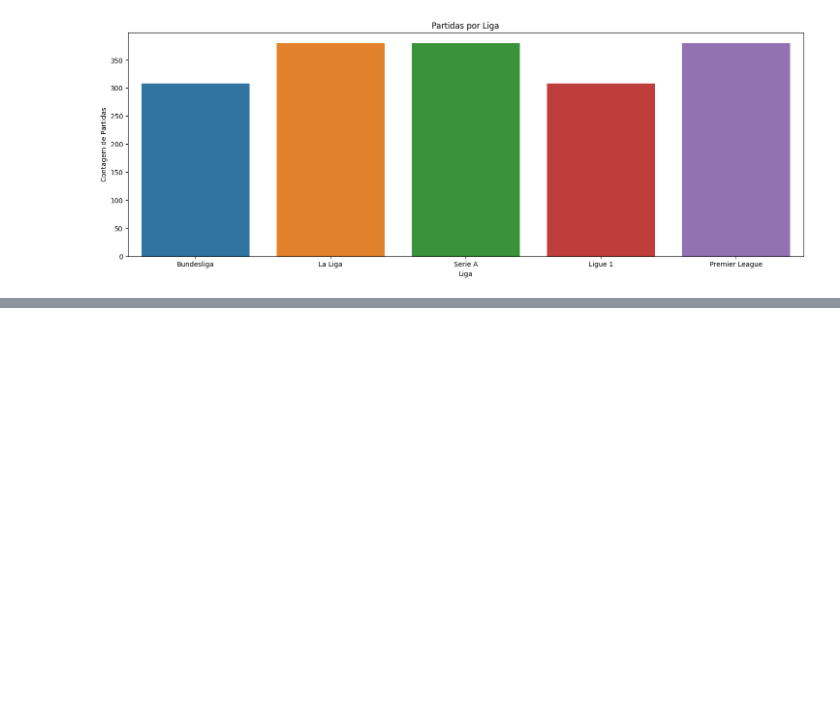
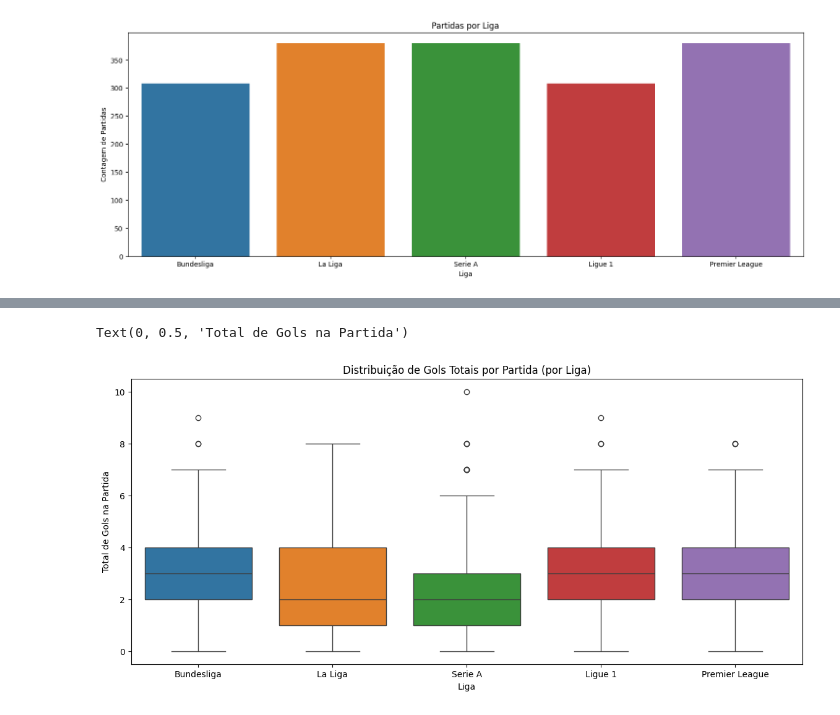
Before and after one commit to Lpins01/GLM-e-GLMM-para-Analise-de-Ligas-de-Futebol, a Jupyter notebook: analise_dados.ipynb, the cells around one changed output, grey strips where cells are left out. Drawn from its saved outputs; the diff is of its cells as text; code cells hidden in the pictures; blank space fills up the shorter version.

```diff
--- a/analise_dados.ipynb
+++ b/analise_dados.ipynb
@@ -219,0 +83,13 @@ for liga in ligas:
+# %%
+# 4. Visualização da Distribuição de Gols Totais por Liga
+
+df["goals.total"] = df["goals.home"] + df["goals.away"]
+
+plt.figure(figsize=(14,6))
+sns.boxplot(x='league.name', y='goals.total', data=df, hue='league.name')
+plt.title("Distribuição de Gols Totais por Partida (por Liga)")
+plt.xlabel('Liga')
+plt.ylabel('Total de Gols na Partida')
+# %% [output]
+Text(0, 0.5, 'Total de Gols na Partida')
+[figure, added]
```
Also changed, not shown: parts of 9 cells of this notebook, 1 other file.
